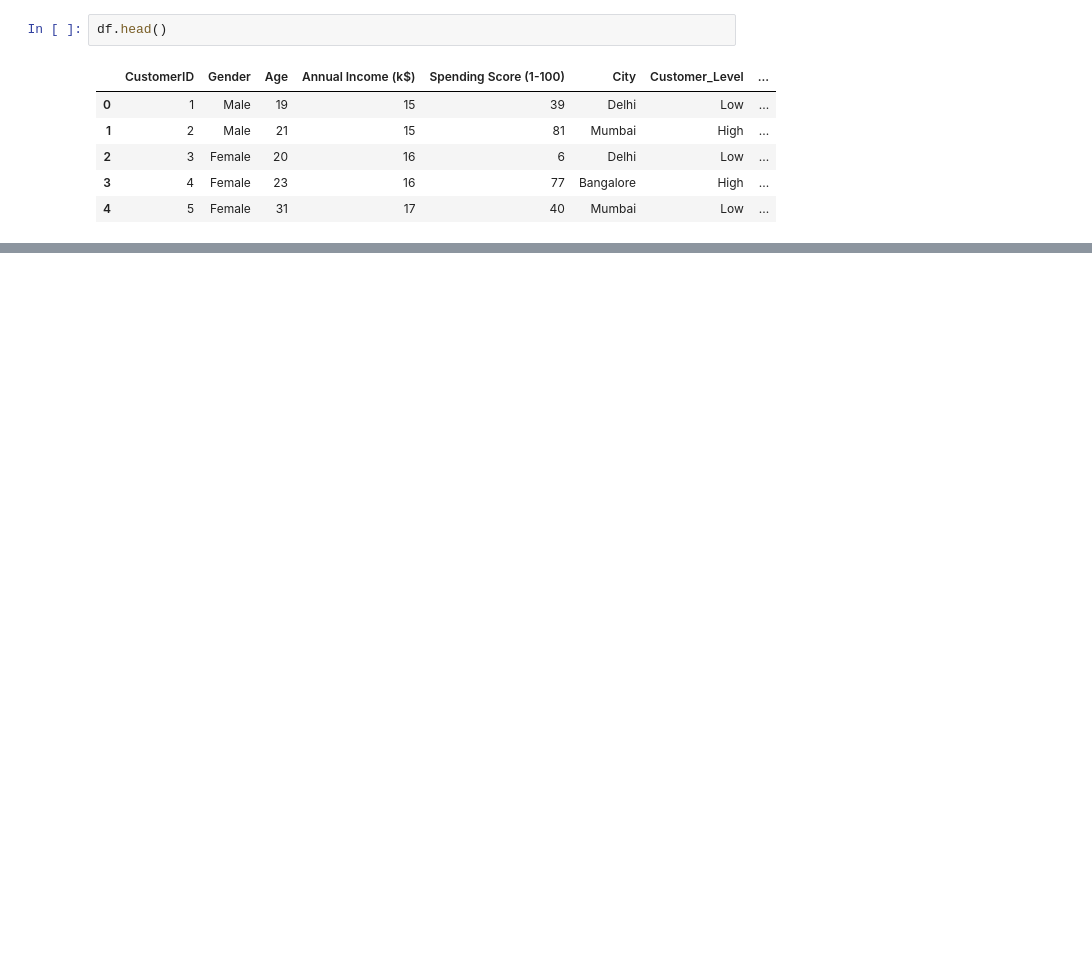
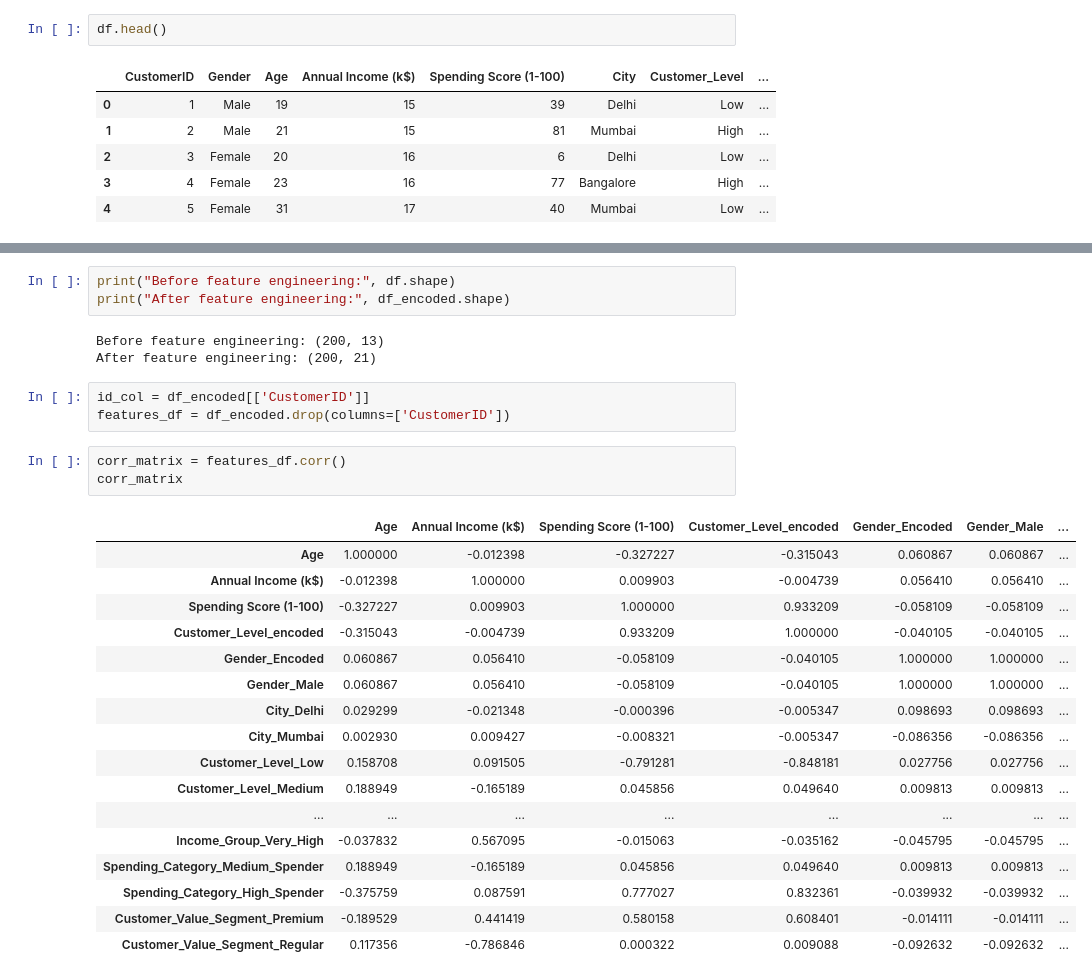
Before and after one commit to meermusaib20/Data_Science_Internship, a Jupyter notebook: Week_4/DP_FE.ipynb, the cells around one changed output, grey strips where cells are left out. Cells and saved outputs as stored; diff of their text form; blank space fills up the shorter version.

```diff
--- a/Week_4/DP_FE.ipynb
+++ b/Week_4/DP_FE.ipynb
@@ -207,0 +265,30 @@ df.head()
+# %%
+print("Before feature engineering:", df.shape)
+print("After feature engineering:", df_encoded.shape)
+# %% [output]
+Before feature engineering: (200, 13)
+After feature engineering: (200, 21)
+# %%
+id_col = df_encoded[['CustomerID']]
+features_df = df_encoded.drop(columns=['CustomerID'])
+# %%
+corr_matrix = features_df.corr()
+corr_matrix
+# %% [output]
+|  | Age | Annual Income (k$) | Spending Score (1-100) | Customer_Level_encoded | Gender_Encoded | Gender_Male | ... |
+| Age | 1.000000 | -0.012398 | -0.327227 | -0.315043 | 0.060867 | 0.060867 | ... |
+| Annual Income (k$) | -0.012398 | 1.000000 | 0.009903 | -0.004739 | 0.056410 | 0.056410 | ... |
+| Spending Score (1-100) | -0.327227 | 0.009903 | 1.000000 | 0.933209 | -0.058109 | -0.058109 | ... |
+| Customer_Level_encoded | -0.315043 | -0.004739 | 0.933209 | 1.000000 | -0.040105 | -0.040105 | ... |
+| Gender_Encoded | 0.060867 | 0.056410 | -0.058109 | -0.040105 | 1.000000 | 1.000000 | ... |
+| Gender_Male | 0.060867 | 0.056410 | -0.058109 | -0.040105 | 1.000000 | 1.000000 | ... |
+| City_Delhi | 0.029299 | -0.021348 | -0.000396 | -0.005347 | 0.098693 | 0.098693 | ... |
+| City_Mumbai | 0.002930 | 0.009427 | -0.008321 | -0.005347 | -0.086356 | -0.086356 | ... |
+| Customer_Level_Low | 0.158708 | 0.091505 | -0.791281 | -0.848181 | 0.027756 | 0.027756 | ... |
+| Customer_Level_Medium | 0.188949 | -0.165189 | 0.045856 | 0.049640 | 0.009813 | 0.009813 | ... |
+| ... | ... | ... | ... | ... | ... | ... | ... |
+| Income_Group_Very_High | -0.037832 | 0.567095 | -0.015063 | -0.035162 | -0.045795 | -0.045795 | ... |
+| Spending_Category_Medium_Spender | 0.188949 | -0.165189 | 0.045856 | 0.049640 | 0.009813 | 0.009813 | ... |
+| Spending_Category_High_Spender | -0.375759 | 0.087591 | 0.777027 | 0.832361 | -0.039932 | -0.039932 | ... |
+| Customer_Value_Segment_Premium | -0.189529 | 0.441419 | 0.580158 | 0.608401 | -0.014111 | -0.014111 | ... |
+| Customer_Value_Segment_Regular | 0.117356 | -0.786846 | 0.000322 | 0.009088 | -0.092632 | -0.092632 | ... |
```
Also changed, not shown: parts of 19 cells of this notebook, 1 other file.
